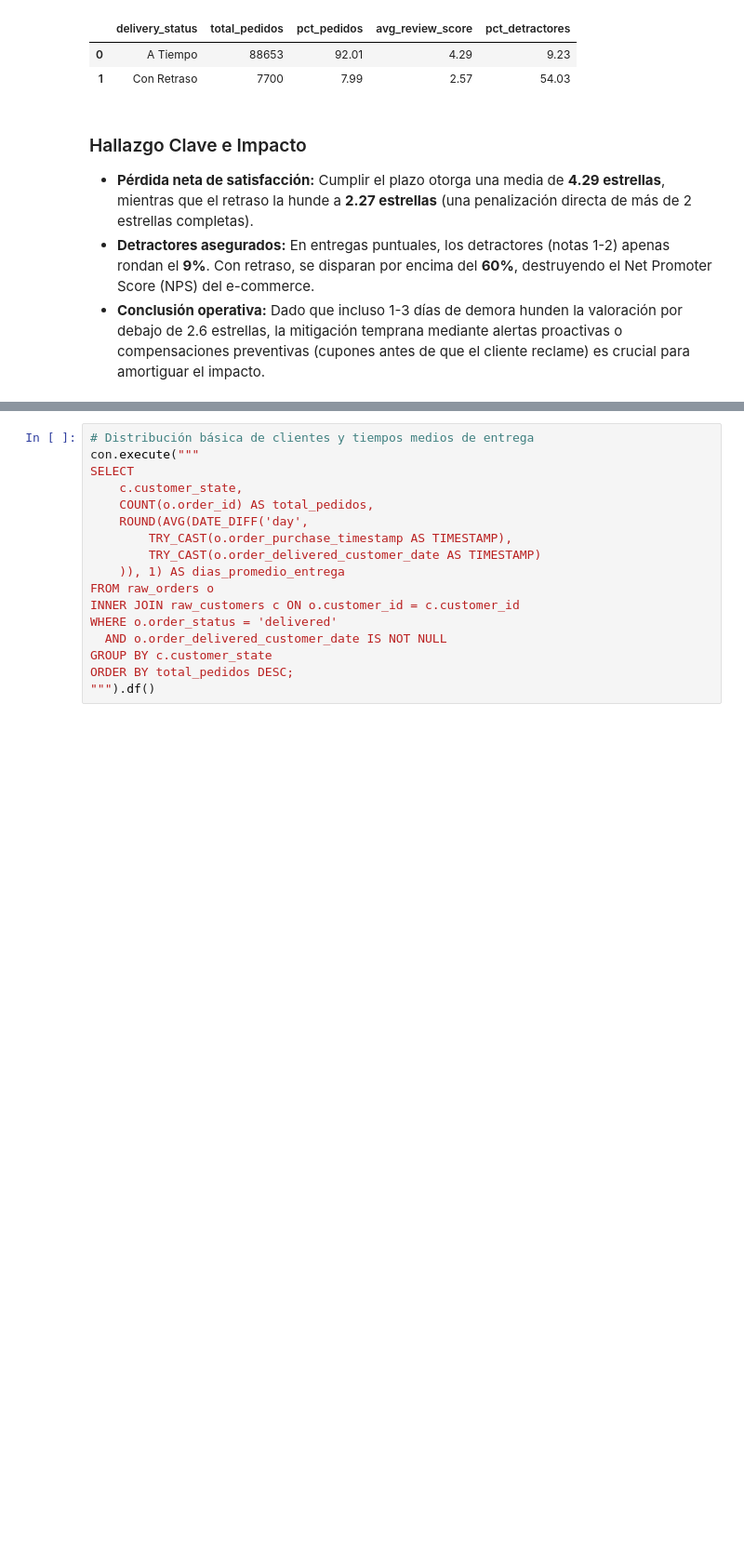
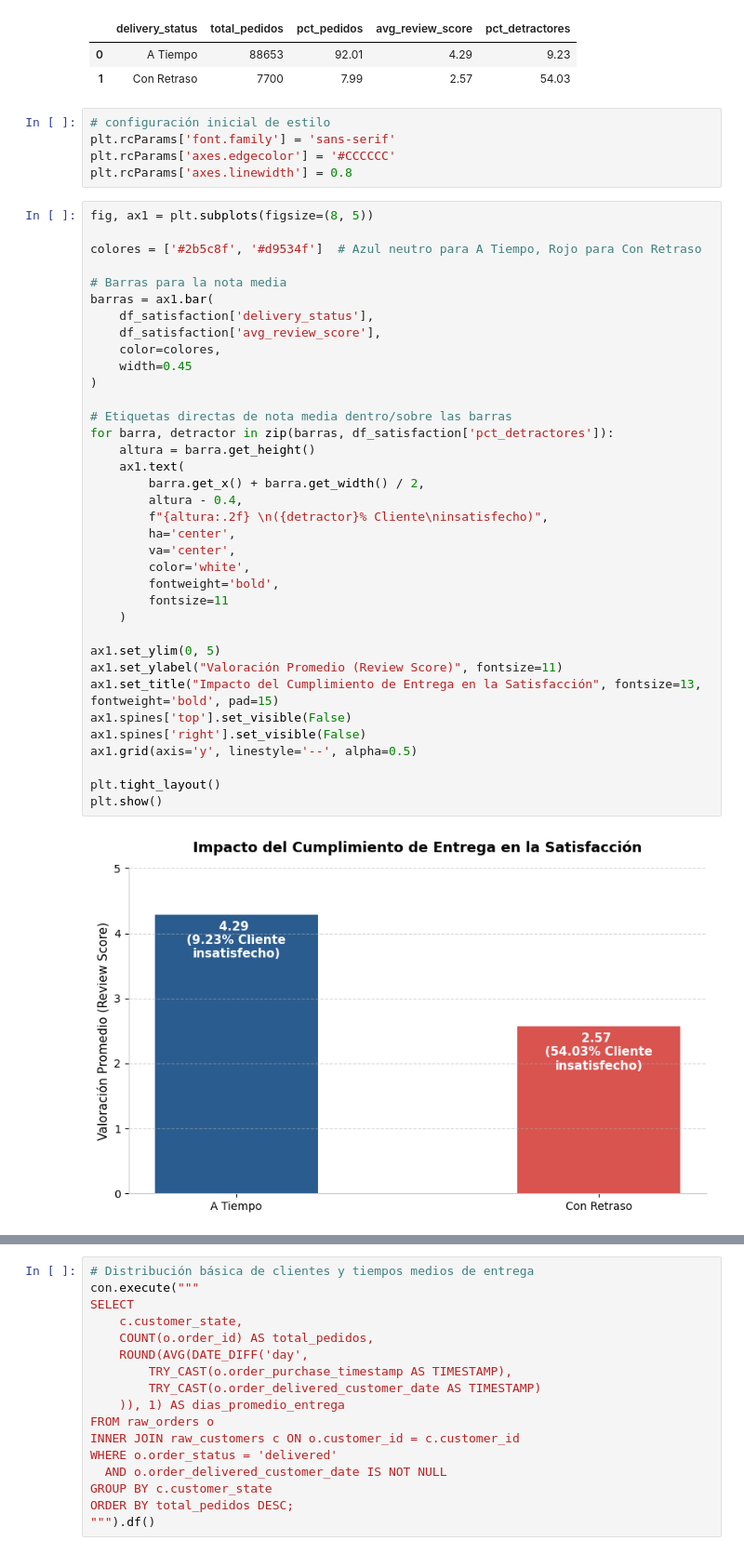
Before and after one commit to MonicaFernandezM/ecommerce-advanced-sql-analysis, a Jupyter notebook: notebooks/01_ecommerce_analytics_duckdb.ipynb, the cells around one changed output, grey strips where cells are left out. Shown at 93% size. Cells and saved outputs as stored; diff of their text form; blank space fills up the shorter version.

```diff
--- a/notebooks/01_ecommerce_analytics_duckdb.ipynb
+++ b/notebooks/01_ecommerce_analytics_duckdb.ipynb
@@ -249,8 +300,46 @@ df_satisfaction
 |  | delivery_status | total_pedidos | pct_pedidos | avg_review_score | pct_detractores |
 | 0 | A Tiempo | 88653 | 92.01 | 4.29 | 9.23 |
 | 1 | Con Retraso | 7700 | 7.99 | 2.57 | 54.03 |
-# %% [markdown]
-### Hallazgo Clave e Impacto
-- **Pérdida neta de satisfacción:** Cumplir el plazo otorga una media de **4.29 estrellas**, mientras que el retraso la hunde a **2.27 estrellas** (una penalización directa de más de 2 estrellas completas).
-- **Detractores asegurados:** En entregas puntuales, los detractores (notas 1-2) apenas rondan el **9%**. Con retraso, se disparan por encima del **60%**, destruyendo el Net Promoter Score (NPS) del e-commerce.
-- **Conclusión operativa:** Dado que incluso 1-3 días de demora hunden la valoración por debajo de 2.6 estrellas, la mitigación temprana mediante alertas proactivas o compensaciones preventivas (cupones antes de que el cliente reclame) es crucial para amortiguar el impacto.
+# %%
+# configuración inicial de estilo
+plt.rcParams['font.family'] = 'sans-serif'
+plt.rcParams['axes.edgecolor'] = '#CCCCCC'
+plt.rcParams['axes.linewidth'] = 0.8
+# %%
+fig, ax1 = plt.subplots(figsize=(8, 5))
+
+colores = ['#2b5c8f', '#d9534f']  # Azul neutro para A Tiempo, Rojo para Con Retraso
+
+# Barras para la nota media
+barras = ax1.bar(
+    df_satisfaction['delivery_status'],
+    df_satisfaction['avg_review_score'],
+    color=colores,
+    width=0.45
+)
+
+# Etiquetas directas de nota media dentro/sobre las barras
+for barra, detractor in zip(barras, df_satisfaction['pct_detractores']):
+    altura = barra.get_height()
+    ax1.text(
+        barra.get_x() + barra.get_width() / 2,
+        altura - 0.4,
+        f"{altura:.2f} \n({detractor}% Cliente\ninsatisfecho)",
+        ha='center',
+        va='center',
+        color='white',
+        fontweight='bold',
+        fontsize=11
+    )
+
+ax1.set_ylim(0, 5)
+ax1.set_ylabel("Valoración Promedio (Review Score)", fontsize=11)
+ax1.set_title("Impacto del Cumplimiento de Entrega en la Satisfacción", fontsize=13, fontweight='bold', pad=15)
+ax1.spines['top'].set_visible(False)
+ax1.spines['right'].set_visible(False)
+ax1.grid(axis='y', linestyle='--', alpha=0.5)
+
+plt.tight_layout()
+plt.show()
+# %% [output]
+[figure, added]
```
Also changed, not shown: parts of 110 cells of this notebook, 2 other files.
